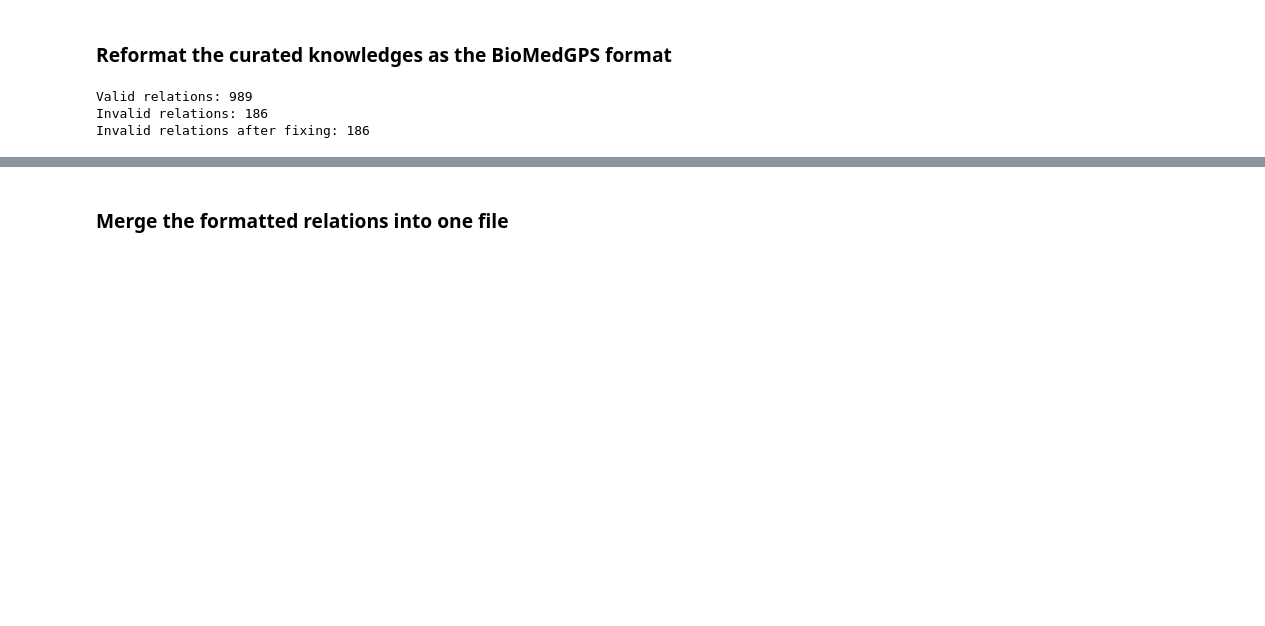
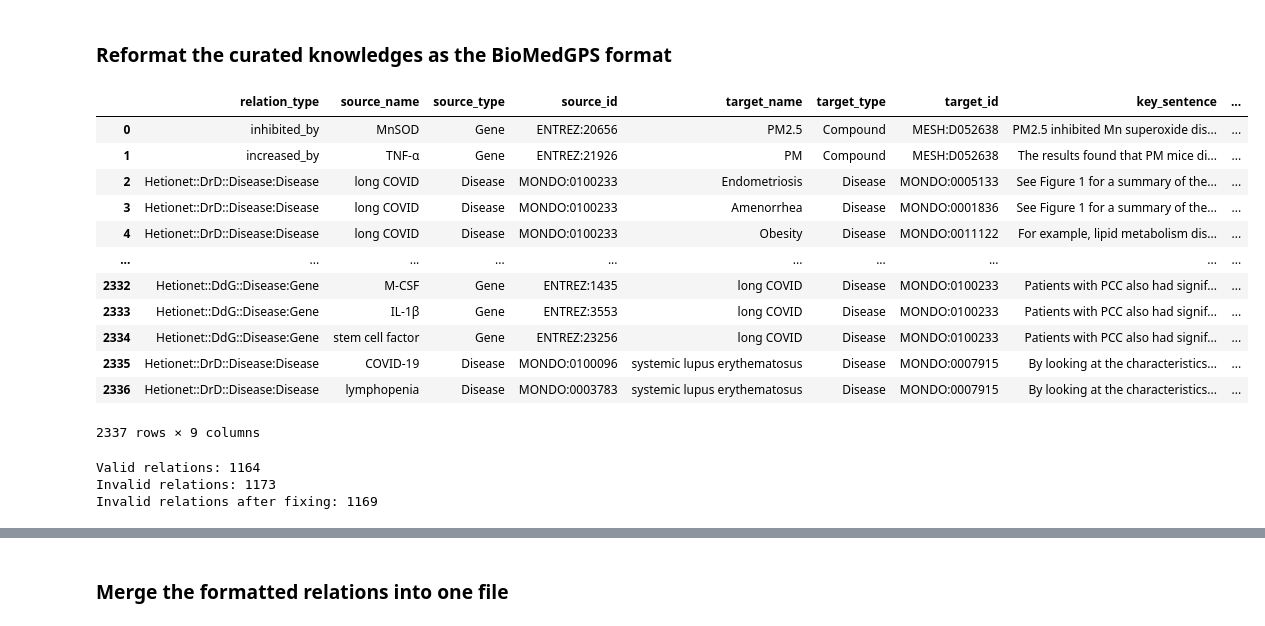
Before and after one commit to open-prophetdb/biomedgps-data, a Jupyter notebook: graph_data/relations/customdb/main.ipynb, the cells around one changed output, grey strips where cells are left out. Drawn from its saved outputs; the diff is of its cells as text; code cells hidden in the pictures; blank space fills up the shorter version.

```diff
--- a/graph_data/relations/customdb/main.ipynb
+++ b/graph_data/relations/customdb/main.ipynb
@@ -24,10 +27,28 @@ valid_entity_types = [
     "CellularComponent",
     "MolecularFunction",
 ]
+# %%
+import pandas as pd
+df = pd.read_csv("customdb_v20240630.tsv", sep="\t")  # 如果是 tab 分隔
+df
+# %% [output]
+|  | relation_type | source_name | source_type | source_id | target_name | target_type | target_id | key_sentence | ... |
+| 0 | inhibited_by | MnSOD | Gene | ENTREZ:20656 | PM2.5 | Compound | MESH:D052638 | PM2.5 inhibited Mn superoxide dis... | ... |
+| 1 | increased_by | TNF-α | Gene | ENTREZ:21926 | PM | Compound | MESH:D052638 | The results found that PM mice di... | ... |
+| 2 | Hetionet::DrD::Disease:Disease | long COVID | Disease | MONDO:0100233 | Endometriosis | Disease | MONDO:0005133 | See Figure 1 for a summary of the... | ... |
+| 3 | Hetionet::DrD::Disease:Disease | long COVID | Disease | MONDO:0100233 | Amenorrhea | Disease | MONDO:0001836 | See Figure 1 for a summary of the... | ... |
+| 4 | Hetionet::DrD::Disease:Disease | long COVID | Disease | MONDO:0100233 | Obesity | Disease | MONDO:0011122 | For example, lipid metabolism dis... | ... |
+| ... | ... | ... | ... | ... | ... | ... | ... | ... | ... |
+| 2332 | Hetionet::DdG::Disease:Gene | M-CSF | Gene | ENTREZ:1435 | long COVID | Disease | MONDO:0100233 | Patients with PCC also had signif... | ... |
+| 2333 | Hetionet::DdG::Disease:Gene | IL-1β | Gene | ENTREZ:3553 | long COVID | Disease | MONDO:0100233 | Patients with PCC also had signif... | ... |
+| 2334 | Hetionet::DdG::Disease:Gene | stem cell factor | Gene | ENTREZ:23256 | long COVID | Disease | MONDO:0100233 | Patients with PCC also had signif... | ... |
+| 2335 | Hetionet::DrD::Disease:Disease | COVID-19 | Disease | MONDO:0100096 | systemic lupus erythematosus | Disease | MONDO:0007915 | By looking at the characteristics... | ... |
+| 2336 | Hetionet::DrD::Disease:Disease | lymphopenia | Disease | MONDO:0003783 | systemic lupus erythematosus | Disease | MONDO:0007915 | By looking at the characteristics... | ... |
+2337 rows × 9 columns
 # %%
 import pandas as pd
 
-df = pd.read_csv("./customdb-v20240329.csv", sep=",")
+df = pd.read_csv("./customdb_v20240630.tsv", sep="\t")
 # Filter all the rows with Unknown:Unknown values in the target_id or source_id columns
 df = df[~df["target_id"].str.contains("Unknown:Unknown")]
 df = df[~df["source_id"].str.contains("Unknown:Unknown")]
@@ -67,9 +88,9 @@ invalid_relations["relation_type"] = invalid_relations.apply(
     axis=1,
 )
 # %% [output]
-Valid relations: 989
-Invalid relations: 186
-Invalid relations after fixing: 186
+Valid relations: 1164
+Invalid relations: 1173
+Invalid relations after fixing: 1169
 # %%
 print(invalid_relations["relation_type"].unique())
 # %% [output]
```
Also changed, not shown: parts of 11 cells of this notebook, 24 other files.
